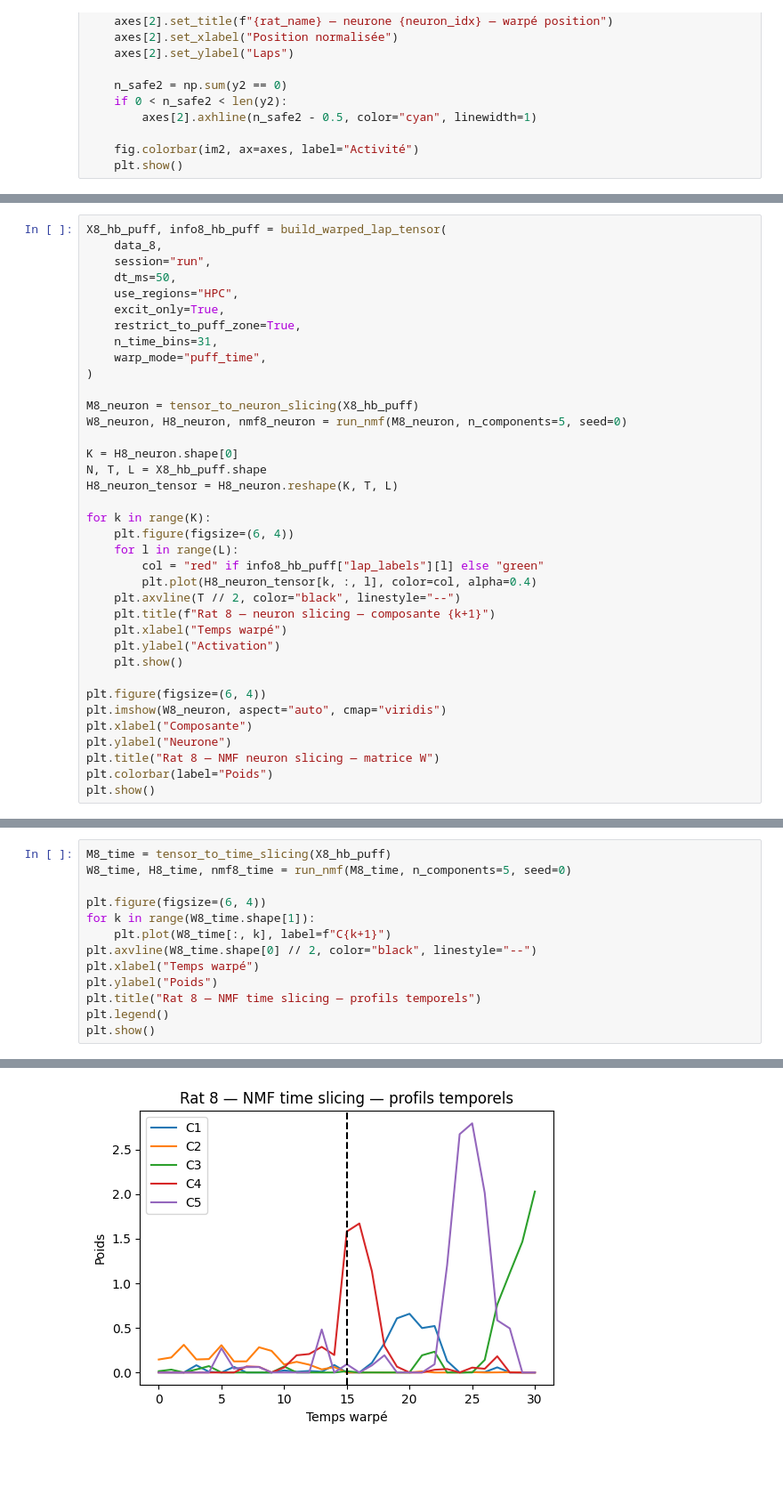
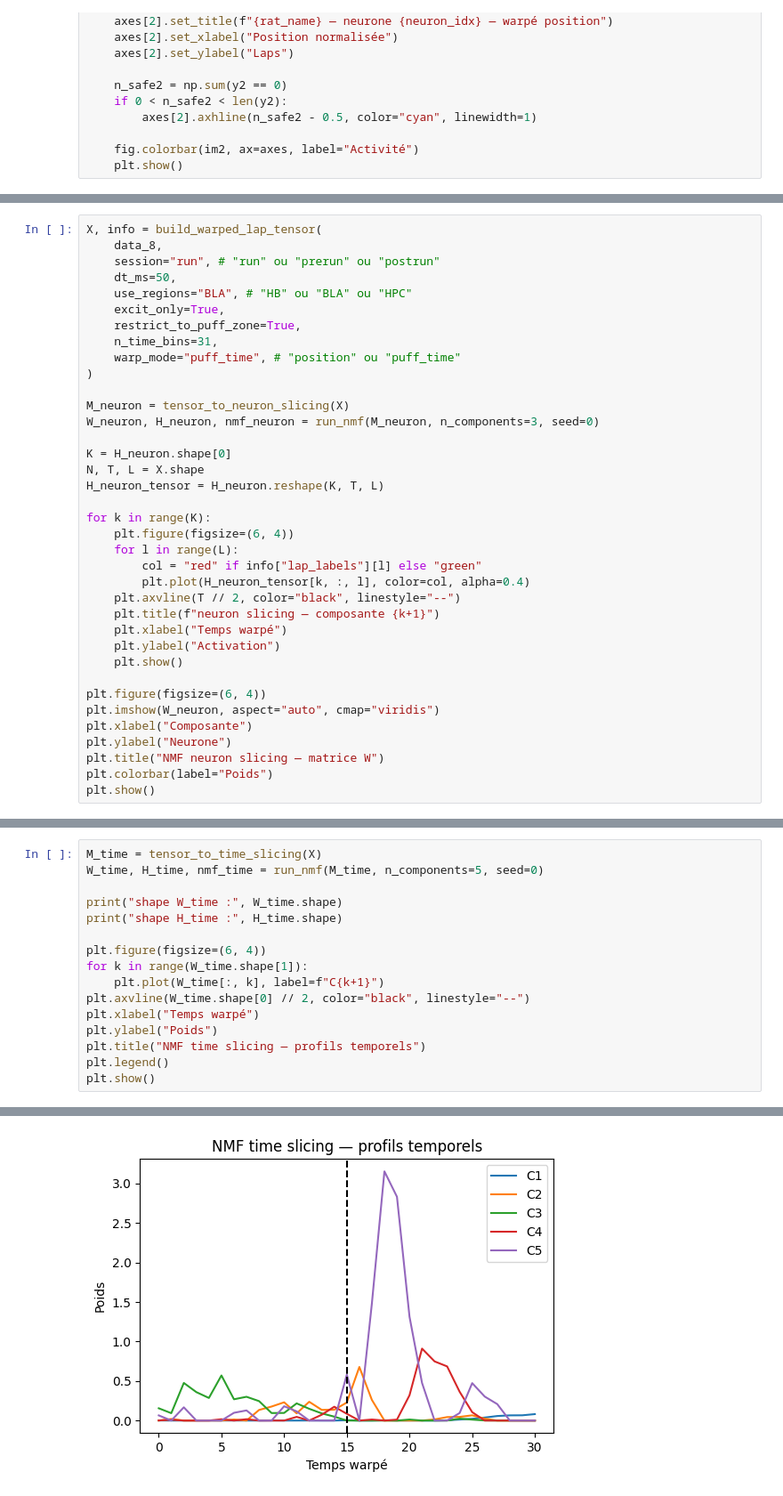
Before and after one commit to Clairaxe/Stage, a Jupyter notebook: projet/main/3_TimeWarp.ipynb, the cells around one changed output, grey strips where cells are left out. Shown at 89% size. Saved outputs shown, nothing was run; the diff lists cells and outputs as text; blank space fills up the shorter version.

```diff
--- a/projet/main/3_TimeWarp.ipynb
+++ b/projet/main/3_TimeWarp.ipynb
@@ -921,38 +928,38 @@ plot_three_pellegrino_style(
 # %%
-X8_hb_puff, info8_hb_puff = build_warped_lap_tensor(
+X, info = build_warped_lap_tensor(
     data_8,
-    session="run",
+    session="run", # "run" ou "prerun" ou "postrun"
     dt_ms=50,
-    use_regions="HPC",
+    use_regions="BLA", # "HB" ou "BLA" ou "HPC"
     excit_only=True,
     restrict_to_puff_zone=True,
     n_time_bins=31,
-    warp_mode="puff_time",
+    warp_mode="puff_time", # "position" ou "puff_time"
 )
 
-M8_neuron = tensor_to_neuron_slicing(X8_hb_puff)
-W8_neuron, H8_neuron, nmf8_neuron = run_nmf(M8_neuron, n_components=5, seed=0)
+M_neuron = tensor_to_neuron_slicing(X)
+W_neuron, H_neuron, nmf_neuron = run_nmf(M_neuron, n_components=3, seed=0)
 
-K = H8_neuron.shape[0]
-N, T, L = X8_hb_puff.shape
-H8_neuron_tensor = H8_neuron.reshape(K, T, L)
+K = H_neuron.shape[0]
+N, T, L = X.shape
+H_neuron_tensor = H_neuron.reshape(K, T, L)
 
 for k in range(K):
     plt.figure(figsize=(6, 4))
     for l in range(L):
-        col = "red" if info8_hb_puff["lap_labels"][l] else "green"
-        plt.plot(H8_neuron_tensor[k, :, l], color=col, alpha=0.4)
+        col = "red" if info["lap_labels"][l] else "green"
+        plt.plot(H_neuron_tensor[k, :, l], color=col, alpha=0.4)
     plt.axvline(T // 2, color="black", linestyle="--")
-    plt.title(f"Rat 8 — neuron slicing — composante {k+1}")
+    plt.title(f"neuron slicing — composante {k+1}")
     plt.xlabel("Temps warpé")
     plt.ylabel("Activation")
     plt.show()
 
 plt.figure(figsize=(6, 4))
-plt.imshow(W8_neuron, aspect="auto", cmap="viridis")
+plt.imshow(W_neuron, aspect="auto", cmap="viridis")
 plt.xlabel("Composante")
 plt.ylabel("Neurone")
-plt.title("Rat 8 — NMF neuron slicing — matrice W")
+plt.title("NMF neuron slicing — matrice W")
 plt.colorbar(label="Poids")
 plt.show()
 # %% [output]
@@ -965,14 +970,17 @@ plt.show()
 # %%
-M8_time = tensor_to_time_slicing(X8_hb_puff)
-W8_time, H8_time, nmf8_time = run_nmf(M8_time, n_components=5, seed=0)
+M_time = tensor_to_time_slicing(X)
+W_time, H_time, nmf_time = run_nmf(M_time, n_components=5, seed=0)
+
+print("shape W_time :", W_time.shape)
+print("shape H_time :", H_time.shape)
 
 plt.figure(figsize=(6, 4))
-for k in range(W8_time.shape[1]):
-    plt.plot(W8_time[:, k], label=f"C{k+1}")
-plt.axvline(W8_time.shape[0] // 2, color="black", linestyle="--")
+for k in range(W_time.shape[1]):
+    plt.plot(W_time[:, k], label=f"C{k+1}")
+plt.axvline(W_time.shape[0] // 2, color="black", linestyle="--")
 plt.xlabel("Temps warpé")
 plt.ylabel("Poids")
-plt.title("Rat 8 — NMF time slicing — profils temporels")
+plt.title("NMF time slicing — profils temporels")
 plt.legend()
 plt.show()
 # %% [output]
@@ -979,2 +989,2 @@ plt.show()
-[figure, old version]
+[figure, new version]
 # %%
```
Also changed, not shown: parts of 22 cells of this notebook, 2 other files.
